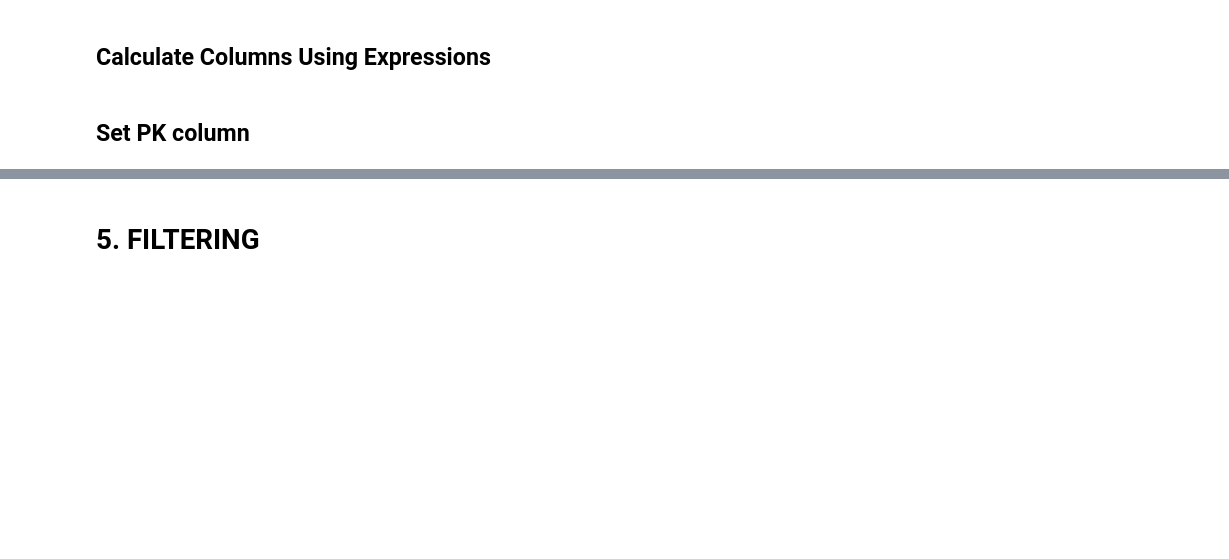
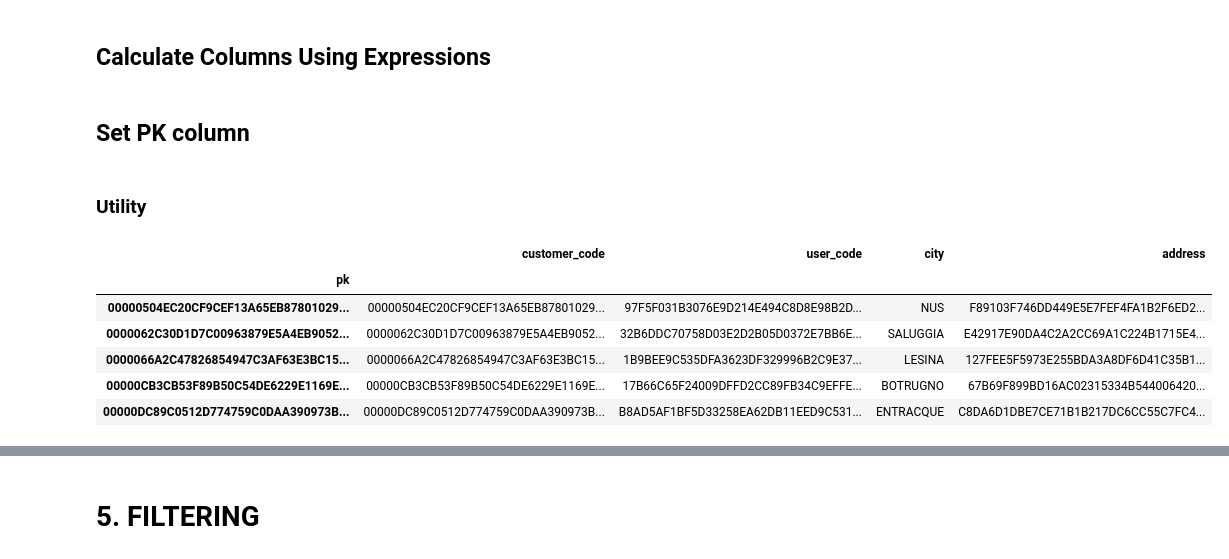
Before and after one commit to Il-Pela/BDMG-Project, a Jupyter notebook: Pelacani.ipynb, the cells around one changed output, grey strips where cells are left out. Cells and saved outputs as stored; diff of their text form; code cells hidden in the pictures; blank space fills up the shorter version.

Commit message:
new tables
Co-Authored-By: Francesco Pelacani <48061506+Il-Pela@users.noreply.github.com>

```diff
--- a/Pelacani.ipynb
+++ b/Pelacani.ipynb
@@ -0,0 +61,9 @@
+# %%
+base = BaseDfBench("DASK_CUDF")
+
+# base.load_dataset('parquet', path='data/mod_parquet')
+base.load_dataset('parquet')
+
+df = base.get_df()
+columns = base.get_columns()
+base.npartitions()
@@ -1410,0 +1633,18 @@ base[base['sex'] == 'P']['sex'].isna().sum().compute()
+# %% [markdown]
+### Utility
+# %%
+utility_cols = ['customer_code', 'user_code', 'city', 'address']
+utility_df = base[utility_cols]
+# %%
+utility_df = utility_df.assign(pk=utility_df['customer_code'] + '_' + utility_df['user_code'])
+utility_df = utility_df.set_index(utility_df.pk).drop(['pk'], axis=1)
+utility_df = utility_df.drop_duplicates()
+utility_df = utility_df.persist()
+# %% [output]
+|  | customer_code | user_code | city | address |
+| pk |  |  |  |  |
+| 00000504EC20CF9CEF13A65EB87801029... | 00000504EC20CF9CEF13A65EB87801029... | 97F5F031B3076E9D214E494C8D8E98B2D... | NUS | F89103F746DD449E5E7FEF4FA1B2F6ED2... |
+| 0000062C30D1D7C00963879E5A4EB9052... | 0000062C30D1D7C00963879E5A4EB9052... | 32B6DDC70758D03E2D2B05D0372E7BB6E... | SALUGGIA | E42917E90DA4C2A2CC69A1C224B1715E4... |
+| 0000066A2C47826854947C3AF63E3BC15... | 0000066A2C47826854947C3AF63E3BC15... | 1B9BEE9C535DFA3623DF329996B2C9E37... | LESINA | 127FEE5F5973E255BDA3A8DF6D41C35B1... |
+| 00000CB3CB53F89B50C54DE6229E1169E... | 00000CB3CB53F89B50C54DE6229E1169E... | 17B66C65F24009DFFD2CC89FB34C9EFFE... | BOTRUGNO | 67B69F899BD16AC02315334B544006420... |
+| 00000DC89C0512D774759C0DAA390973B... | 00000DC89C0512D774759C0DAA390973B... | B8AD5AF1BF5D33258EA62DB11EED9C531... | ENTRACQUE | C8DA6D1DBE7CE71B1B217DC6CC55C7FC4... |
```
Also changed, not shown: parts of 53 cells of this notebook.
